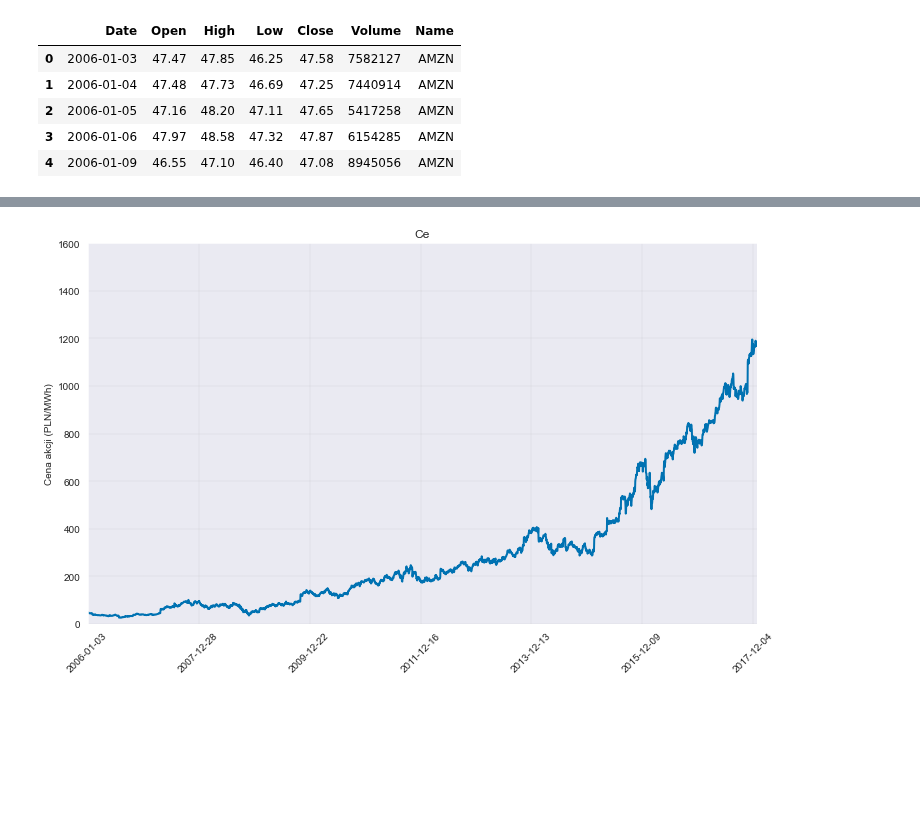
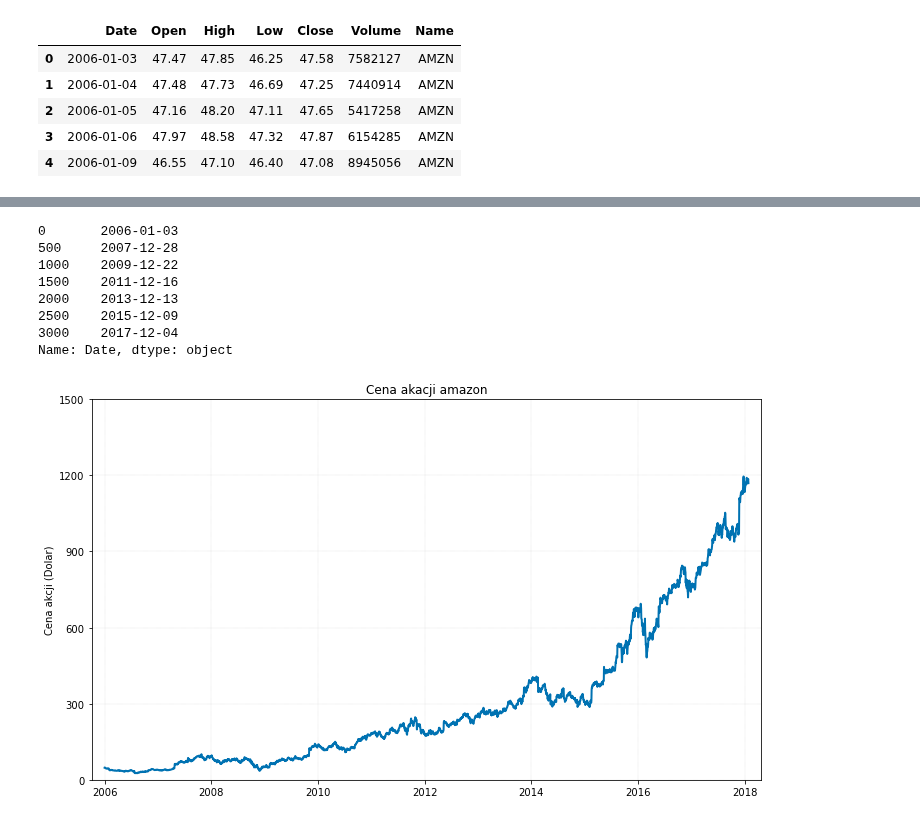
Before and after one commit to piekarsky/Short-Term-Electricity-Price-Forecasting-at-the-Polish-Day-Ahead-Market, a Jupyter notebook: power-market-analysis.ipynb, the cells around one changed output, grey strips where cells are left out. Cells and saved outputs as stored; diff of their text form; code cells hidden in the pictures; blank space fills up the shorter version.

Commit message:
Update graphs

```diff
--- a/power-market-analysis.ipynb
+++ b/power-market-analysis.ipynb
@@ -896,19 +888,33 @@ data.head()
+# %%
+data['Date'].loc[::500]
+# %% [output]
+0       2006-01-03
+500     2007-12-28
+1000    2009-12-22
+1500    2011-12-16
+2000    2013-12-13
+2500    2015-12-09
+3000    2017-12-04
+Name: Date, dtype: object
 # %%
-fig = plt.subplots(figsize=(12,7))
+fig, ax = plt.subplots(figsize=(12,7))
 
-plt.plot(data['Date'], data['Close'], label = 'line 1',
-        linewidth=2.0)
+plt.plot(data['Date'], data['Close'], label = 'line 1', linewidth=2.0)
 
 # plt.fill_between(df2019_daily['date_normalize'], df2019_daily['fixing I course (PLN/MWh)'], alpha=0.2)
-plt.title('Ce')
-plt.ylabel("Cena akcji (PLN/MWh)")
-plt.margins(0.)
+plt.title('Cena akacji amazon')
+plt.ylabel("Cena akcji (Dolar)")
+plt.margins(0.02)
 
-plt.yticks(np.arange(0, 1650, 200))
-plt.xticks(range(0,data.shape[0],500),data['Date'].loc[::500],rotation=45)
+plt.yticks(np.arange(0, 1700, 300))
+plt.xticks(range(0,data.shape[0],500),data['Date'].loc[::500])
+
+
+x=["2006","2008","2010", "2012", "2014", "2016", "2018"]
 plt.grid(color='gray', linestyle=':', linewidth=0.35, alpha=0.6, axis='both')
-#plt.grid()
 
+ax.set_xticks(data['Date'].loc[::500])
+ax.set_xticklabels(x, rotation = 0)
 plt.show()
 # %% [output]
-[figure, old version]
+[figure, new version]
```
Also changed, not shown: parts of 40 cells of this notebook.
